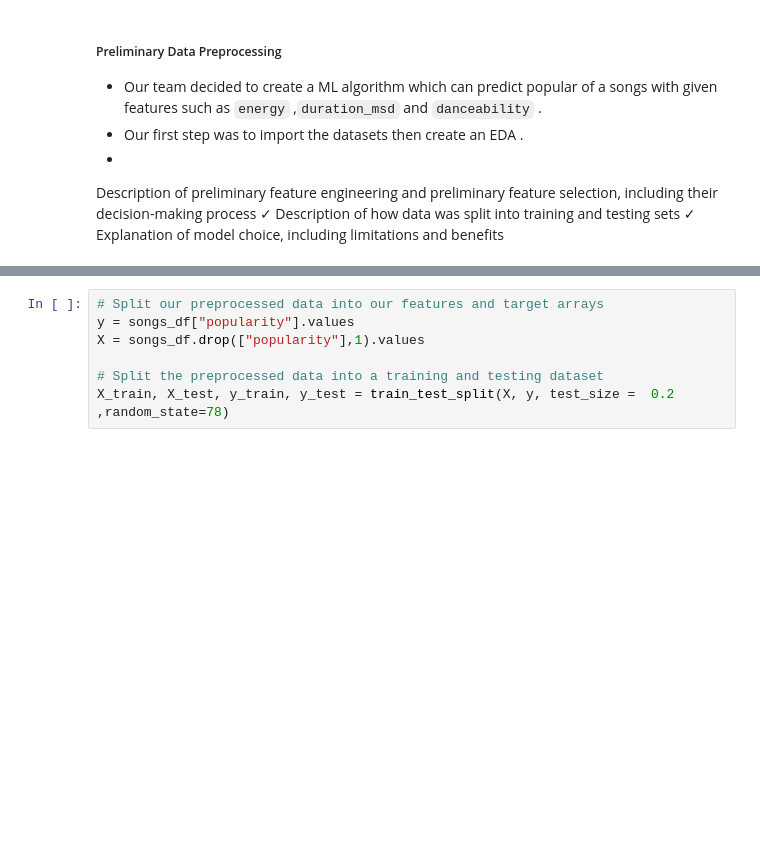
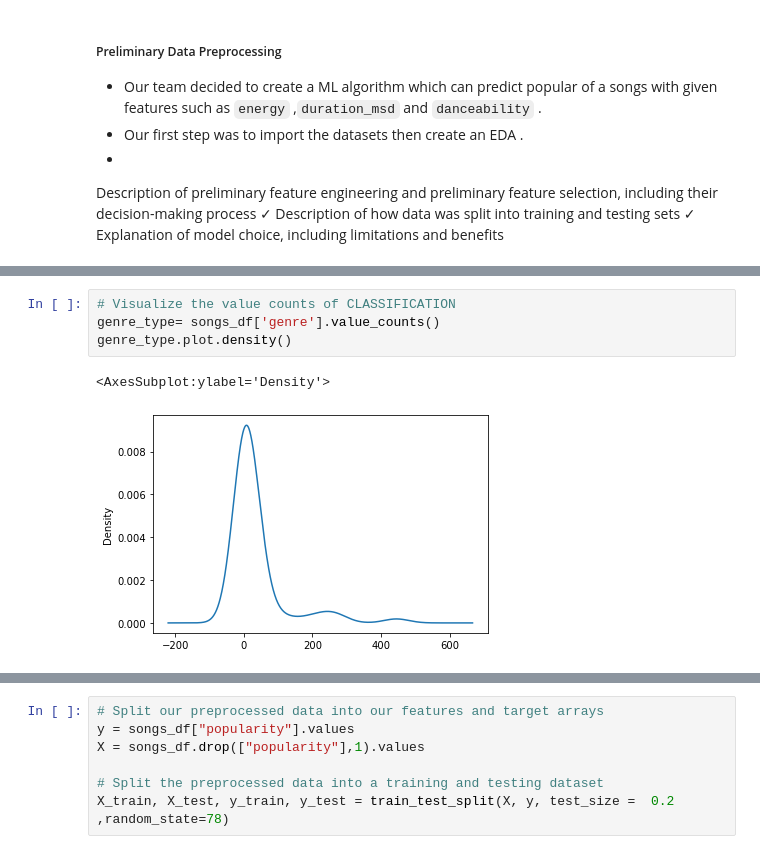
Before and after one commit to aktugchelekche/Project_Team_2, a Jupyter notebook: Machine_Learning_Models/Model_Selection.ipynb, the cells around one changed output, grey strips where cells are left out. Cells and saved outputs as stored; diff of their text form; blank space fills up the shorter version.

```diff
--- a/Machine_Learning_Models/Model_Selection.ipynb
+++ b/Machine_Learning_Models/Model_Selection.ipynb
@@ -138,0 +185,7 @@ songs_df.head()
+# %%
+# Visualize the value counts of CLASSIFICATION
+genre_type= songs_df['genre'].value_counts()
+genre_type.plot.density()
+# %% [output]
+<AxesSubplot:ylabel='Density'>
+[figure, added]
```
Also changed, not shown: parts of 37 cells of this notebook.
